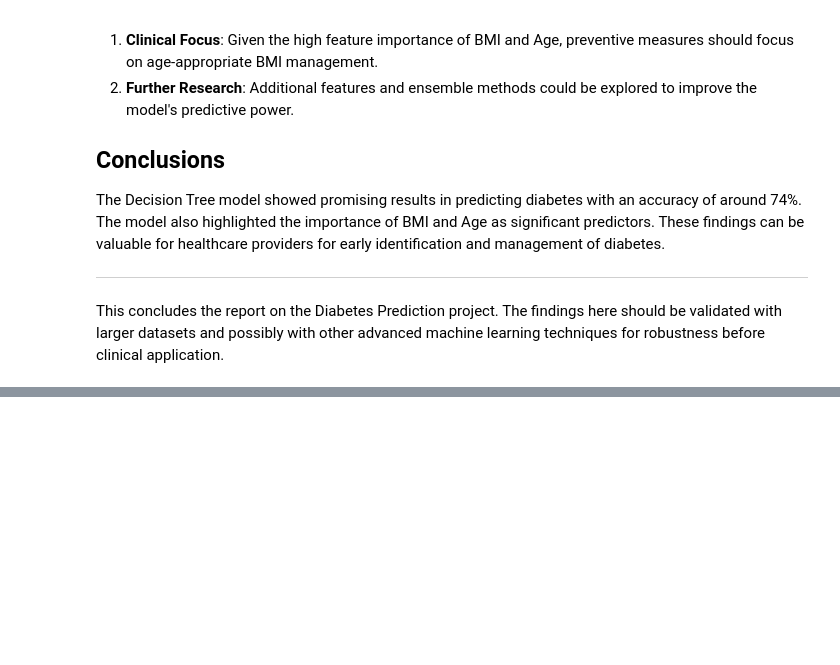
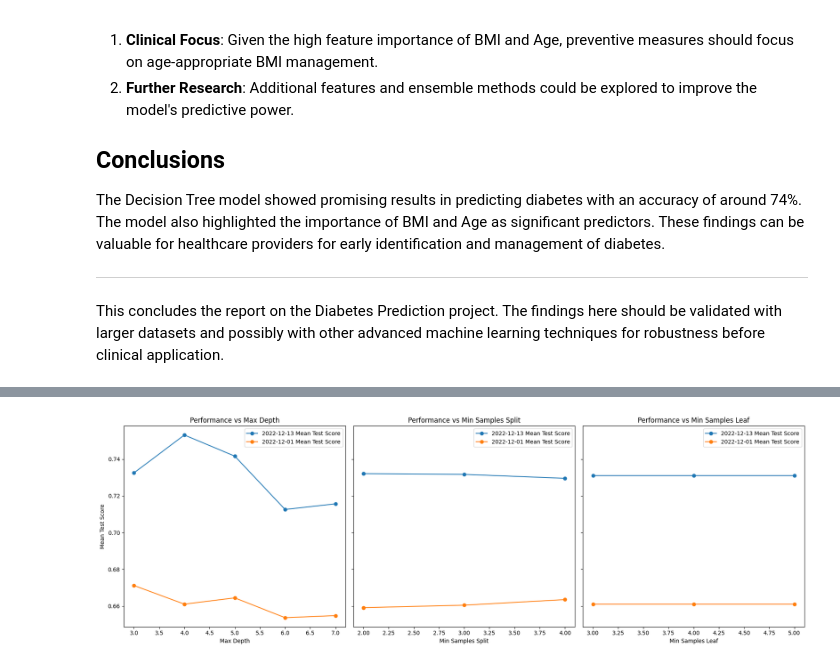
Before and after one commit to JernauMoratGurgeh666/Diabetes_Analysis, a Jupyter notebook: Diabetes_Challenge.ipynb, the cells around one changed output, grey strips where cells are left out. Saved outputs shown, nothing was run; the diff lists cells and outputs as text; code cells hidden in the pictures; blank space fills up the shorter version.

```diff
--- a/Diabetes_Challenge.ipynb
+++ b/Diabetes_Challenge.ipynb
@@ -483,0 +926,47 @@ This concludes the report on the Diabetes Prediction project. The findings here
+# %%
+# Function to perform grid search and return mean test scores for each hyperparameter
+def grid_search_scores(X_train, y_train, param_grid):
+    grid_search = GridSearchCV(DecisionTreeClassifier(random_state=42), param_grid, cv=5, scoring='accuracy')
+    grid_search.fit(X_train, y_train)
+    cv_results = grid_search.cv_results_
+    scores_matrix = cv_results['mean_test_score'].reshape(len(param_grid['max_depth']), len(param_grid['min_samples_split']), len(param_grid['min_samples_leaf']))
+    return scores_matrix
+
+# Perform grid search for both datasets and get the mean test scores
+param_grid_common = {
+    'max_depth': [3, 4, 5, 6, 7],
+    'min_samples_split': [2, 3, 4],
+    'min_samples_leaf': [3, 4, 5]
+}
+scores_2022_12_13 = grid_search_scores(X_train_2022_12_13, y_train_2022_12_13, param_grid_common)
+scores_2022_12_01 = grid_search_scores(X_train_2022_12_01, y_train_2022_12_01, param_grid_common)
+
+# Create plots
+fig, axes = plt.subplots(1, 3, figsize=(18, 6), sharey=True)
+
+# Plotting for max_depth
+axes[0].plot(param_grid_common['max_depth'], scores_2022_12_13.mean(axis=(1, 2)), 'o-', label='2022-12-13 Mean Test Score')
+axes[0].plot(param_grid_common['max_depth'], scores_2022_12_01.mean(axis=(1, 2)), 'o-', label='2022-12-01 Mean Test Score')
+axes[0].set_title('Performance vs Max Depth')
+axes[0].set_xlabel('Max Depth')
+axes[0].set_ylabel('Mean Test Score')
+axes[0].legend()
+
+# Plotting for min_samples_split
+axes[1].plot(param_grid_common['min_samples_split'], scores_2022_12_13.mean(axis=(0, 2)), 'o-', label='2022-12-13 Mean Test Score')
+axes[1].plot(param_grid_common['min_samples_split'], scores_2022_12_01.mean(axis=(0, 2)), 'o-', label='2022-12-01 Mean Test Score')
+axes[1].set_title('Performance vs Min Samples Split')
+axes[1].set_xlabel('Min Samples Split')
+axes[1].legend()
+
+# Plotting for min_samples_leaf
+axes[2].plot(param_grid_common['min_samples_leaf'], scores_2022_12_13.mean(axis=(0, 1)), 'o-', label='2022-12-13 Mean Test Score')
+axes[2].plot(param_grid_common['min_samples_leaf'], scores_2022_12_01.mean(axis=(0, 1)), 'o-', label='2022-12-01 Mean Test Score')
+axes[2].set_title('Performance vs Min Samples Leaf')
+axes[2].set_xlabel('Min Samples Leaf')
+axes[2].legend()
+
+plt.tight_layout()
+plt.show()
+# %% [output]
+[figure, added]
```
Also changed, not shown: parts of 23 cells of this notebook, 5 other files.
